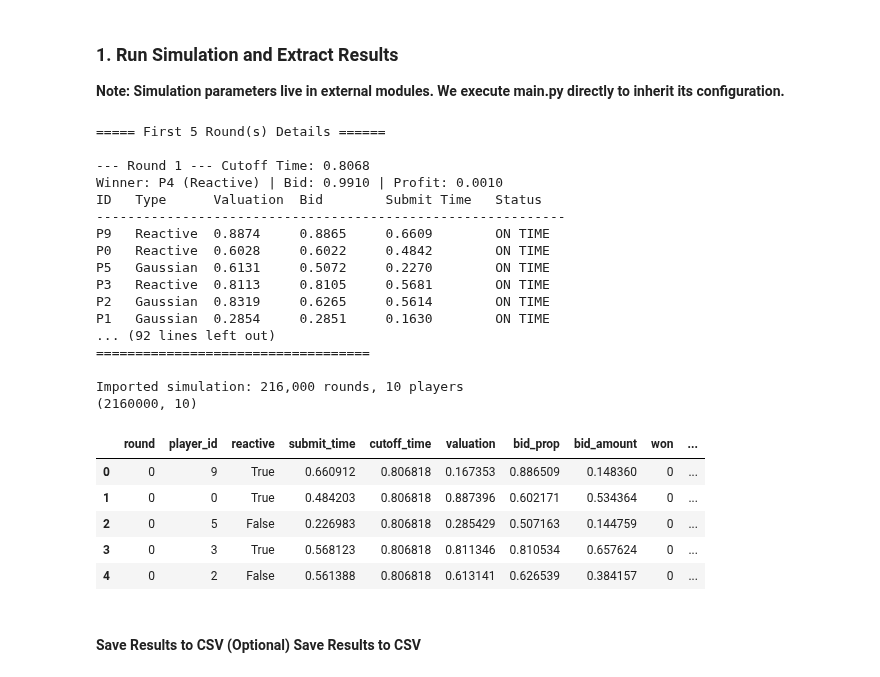
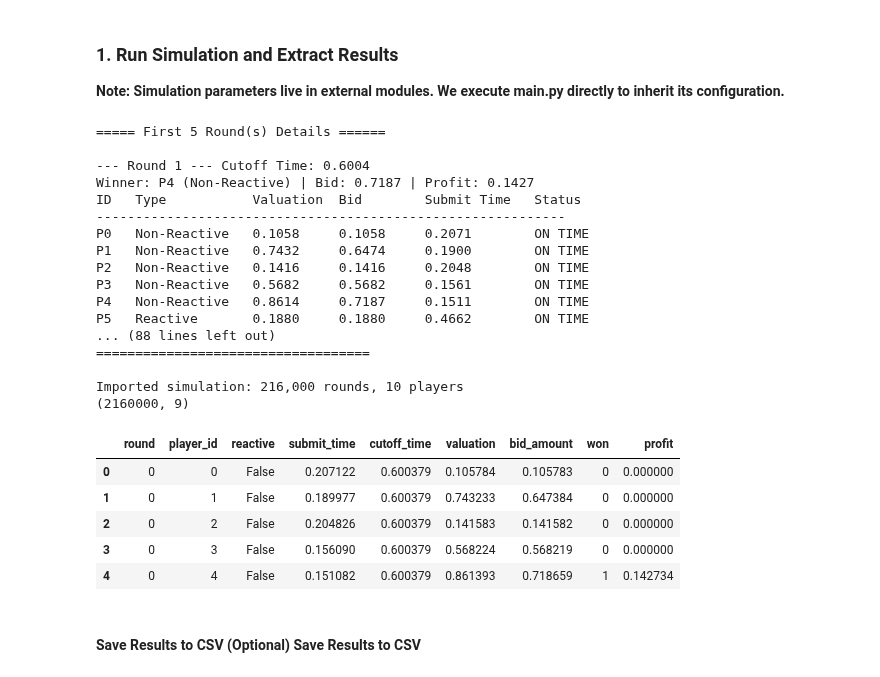
Before and after one commit to krzhang/camcos, a Jupyter notebook: simulations/builder_auctions/Sim_Result_Visualization.ipynb, the cells around one changed output. Drawn from its saved outputs; the diff is of its cells as text; code cells hidden in the pictures.

```diff
--- a/simulations/builder_auctions/Sim_Result_Visualization.ipynb
+++ b/simulations/builder_auctions/Sim_Result_Visualization.ipynb
@@ -25,14 +25,11 @@ The goal is to examine whether submission time or player type affects winning or
 # %%
 import runpy
 from auction import Auction
-from player_setup import generate_players
-from player import ReactiveGaussianRangePlayer
+from player import Player
 import pandas as pd
 import numpy as np
 import matplotlib.pyplot as plt
 import seaborn as sns
-from player import ReactiveGaussianRangePlayer, GaussianRangePlayer
-
 
 # Execute main.py to use its internal config and run simulation
 main_ns = runpy.run_module("main", run_name="__main__")
@@ -45,54 +42,57 @@ print(f"Imported simulation: {len(round_results):,} rounds, {len(players)} playe
 rows = []
 for rnd, rd in enumerate(round_results):
     cutoff = rd["cutoff_time"]
     winner_id, winning_bid, winning_profit = rd["winner"] or (None, None, 0.0)
 
     for p in players:
-        strat_code, bid_prop, submit_time = rd["strategies"][p.player_id]
+        submit_time = rd["submit_bys"][p.player_id]
         valuation = rd["valuations"][p.player_id]
-        bid_amount = bid_prop * valuation
+        bid_amount = None  # default if not found
+        for player_obj, bid in rd["actions"]:
+            if player_obj.player_id == p.player_id:
+                bid_amount = bid
+                break  # stop the loop once we find the match
 
         rows.append({
             "round":        rnd,
             "player_id":    p.player_id,
-            "reactive":     isinstance(p, ReactiveGaussianRangePlayer),
+            "reactive":     p.reactive,
             "submit_time":  submit_time,
             "cutoff_time":  cutoff,
             "valuation":    valuation,
-            "bid_prop":     bid_prop,
             "bid_amount":   bid_amount,
             "won":          int(p.player_id == winner_id),
             "profit":       winning_profit if p.player_id == winner_id else 0.0
         })
 
 # Create DataFrame
 df = pd.DataFrame(rows)
 print(df.shape)
 df.head()
 # %% [output]
 ===== First 5 Round(s) Details ======
 
---- Round 1 --- Cutoff Time: 0.8068
-Winner: P4 (Reactive) | Bid: 0.9910 | Profit: 0.0010
-ID   Type      Valuation  Bid        Submit Time   Status
+--- Round 1 --- Cutoff Time: 0.6004
+Winner: P4 (Non-Reactive) | Bid: 0.7187 | Profit: 0.1427
+ID   Type           Valuation  Bid        Submit Time   Status
 ------------------------------------------------------------
-P9   Reactive  0.8874     0.8865     0.6609        ON TIME
-P0   Reactive  0.6028     0.6022     0.4842        ON TIME
-P5   Gaussian  0.6131     0.5072     0.2270        ON TIME
-P3   Reactive  0.8113     0.8105     0.5681        ON TIME
-P2   Gaussian  0.8319     0.6265     0.5614        ON TIME
-P1   Gaussian  0.2854     0.2851     0.1630        ON TIME
-... (92 lines left out)
+P0   Non-Reactive   0.1058     0.1058     0.2071        ON TIME
+P1   Non-Reactive   0.7432     0.6474     0.1900        ON TIME
+P2   Non-Reactive   0.1416     0.1416     0.2048        ON TIME
+P3   Non-Reactive   0.5682     0.5682     0.1561        ON TIME
+P4   Non-Reactive   0.8614     0.7187     0.1511        ON TIME
+P5   Reactive       0.1880     0.1880     0.4662        ON TIME
+... (88 lines left out)
 ===================================
 
 Imported simulation: 216,000 rounds, 10 players
-(2160000, 10)
+(2160000, 9)
-|  | round | player_id | reactive | submit_time | cutoff_time | valuation | bid_prop | bid_amount | won | ... |
-| 0 | 0 | 9 | True | 0.660912 | 0.806818 | 0.167353 | 0.886509 | 0.148360 | 0 | ... |
-| 1 | 0 | 0 | True | 0.484203 | 0.806818 | 0.887396 | 0.602171 | 0.534364 | 0 | ... |
-| 2 | 0 | 5 | False | 0.226983 | 0.806818 | 0.285429 | 0.507163 | 0.144759 | 0 | ... |
-| 3 | 0 | 3 | True | 0.568123 | 0.806818 | 0.811346 | 0.810534 | 0.657624 | 0 | ... |
-| 4 | 0 | 2 | False | 0.561388 | 0.806818 | 0.613141 | 0.626539 | 0.384157 | 0 | ... |
+|  | round | player_id | reactive | submit_time | cutoff_time | valuation | bid_amount | won | profit |
+| 0 | 0 | 0 | False | 0.207122 | 0.600379 | 0.105784 | 0.105783 | 0 | 0.000000 |
+| 1 | 0 | 1 | False | 0.189977 | 0.600379 | 0.743233 | 0.647384 | 0 | 0.000000 |
+| 2 | 0 | 2 | False | 0.204826 | 0.600379 | 0.141583 | 0.141582 | 0 | 0.000000 |
+| 3 | 0 | 3 | False | 0.156090 | 0.600379 | 0.568224 | 0.568219 | 0 | 0.000000 |
+| 4 | 0 | 4 | False | 0.151082 | 0.600379 | 0.861393 | 0.718659 | 1 | 0.142734 |
 # %% [markdown]
 #### Save Results to CSV (Optional) Save Results to CSV
 # %%
```
Also changed, not shown: parts of 7 cells of this notebook, 4 other files.
